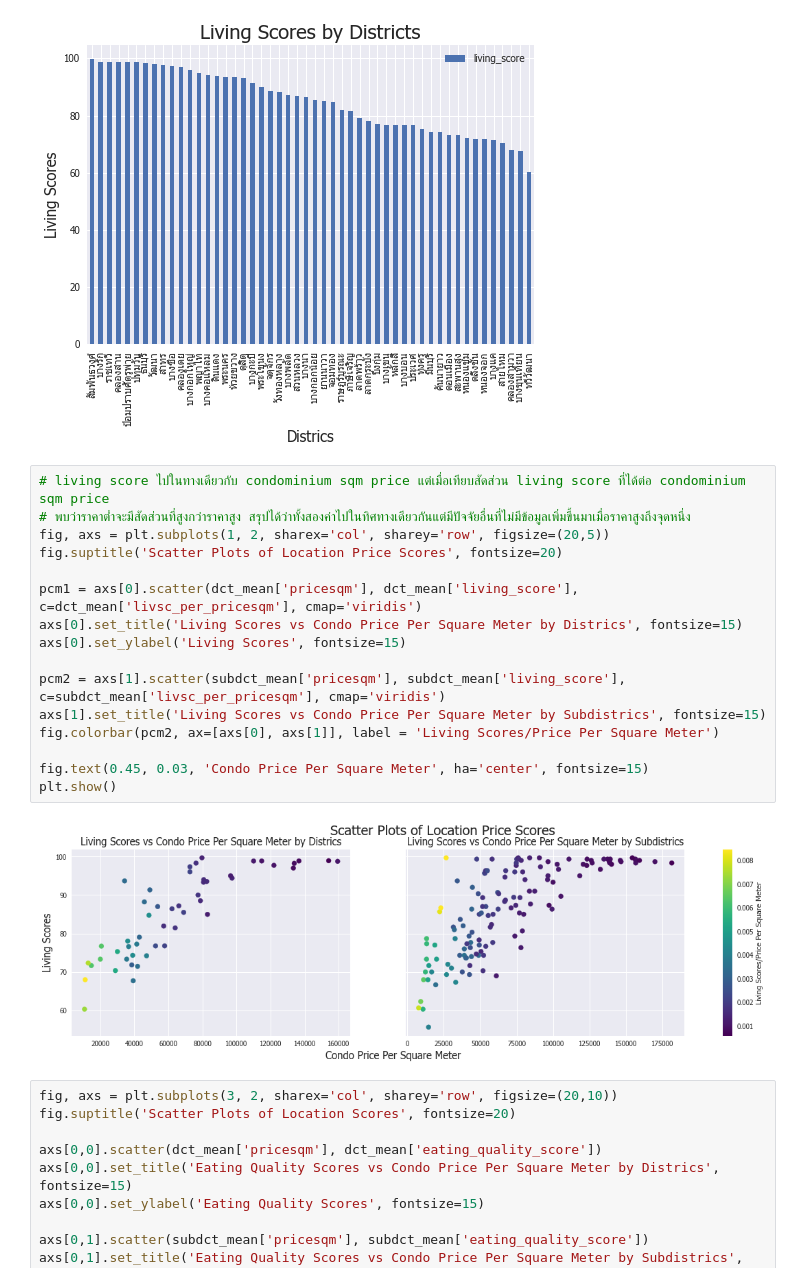
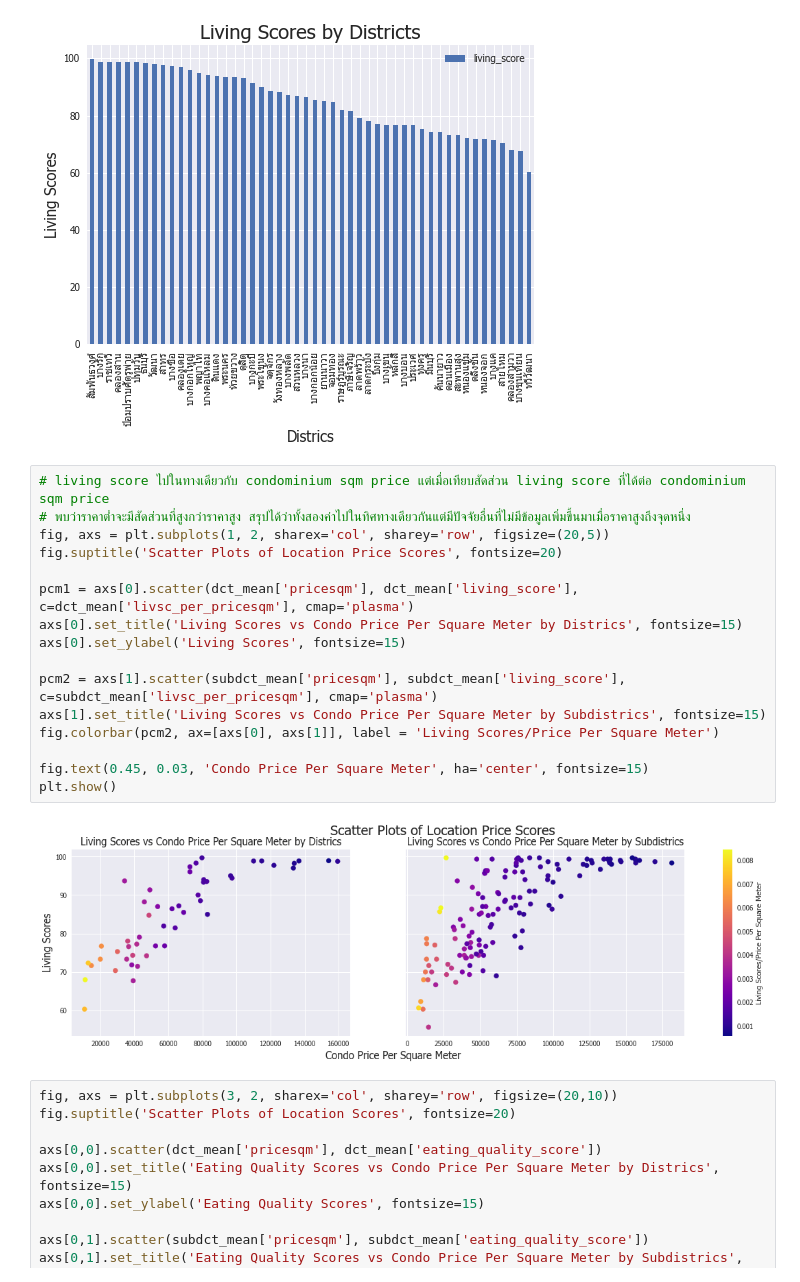
Before and after one commit to terjirapat/DADS5001-Project, a Jupyter notebook: project.ipynb, the cells around one changed output. Drawn from its saved outputs; the diff is of its cells as text.

```diff
--- a/project.ipynb
+++ b/project.ipynb
@@ -491,21 +504,21 @@ plt.show()
 # %%
 # living score ไปในทางเดียวกับ condominium sqm price แต่เมื่อเทียบสัดส่วน living score ที่ได้ต่อ condominium sqm price
 # พบว่าราคาต่ำจะมีสัดส่วนที่สูงกว่าราคาสูง สรุปได้ว่าทั้งสองค่าไปในทิศทางเดียวกันแต่มีปัจจัยอื่นที่ไม่มีข้อมูลเพิ่มขึ้นมาเมื่อราคาสูงถึงจุดหนึ่ง
 fig, axs = plt.subplots(1, 2, sharex='col', sharey='row', figsize=(20,5))
 fig.suptitle('Scatter Plots of Location Price Scores', fontsize=20)
 
-pcm1 = axs[0].scatter(dct_mean['pricesqm'], dct_mean['living_score'], c=dct_mean['livsc_per_pricesqm'], cmap='viridis')
+pcm1 = axs[0].scatter(dct_mean['pricesqm'], dct_mean['living_score'], c=dct_mean['livsc_per_pricesqm'], cmap='plasma')
 axs[0].set_title('Living Scores vs Condo Price Per Square Meter by Districs', fontsize=15)
 axs[0].set_ylabel('Living Scores', fontsize=15)
 
-pcm2 = axs[1].scatter(subdct_mean['pricesqm'], subdct_mean['living_score'], c=subdct_mean['livsc_per_pricesqm'], cmap='viridis')
+pcm2 = axs[1].scatter(subdct_mean['pricesqm'], subdct_mean['living_score'], c=subdct_mean['livsc_per_pricesqm'], cmap='plasma')
 axs[1].set_title('Living Scores vs Condo Price Per Square Meter by Subdistrics', fontsize=15)
 fig.colorbar(pcm2, ax=[axs[0], axs[1]], label = 'Living Scores/Price Per Square Meter')
 
 fig.text(0.45, 0.03, 'Condo Price Per Square Meter', ha='center', fontsize=15)
 plt.show()
 # %% [output]
-[figure, old version]
+[figure, new version]
 # %%
 fig, axs = plt.subplots(3, 2, sharex='col', sharey='row', figsize=(20,10))
 fig.suptitle('Scatter Plots of Location Scores', fontsize=20)
```
Also changed, not shown: parts of 6 cells of this notebook, 1 other file.
